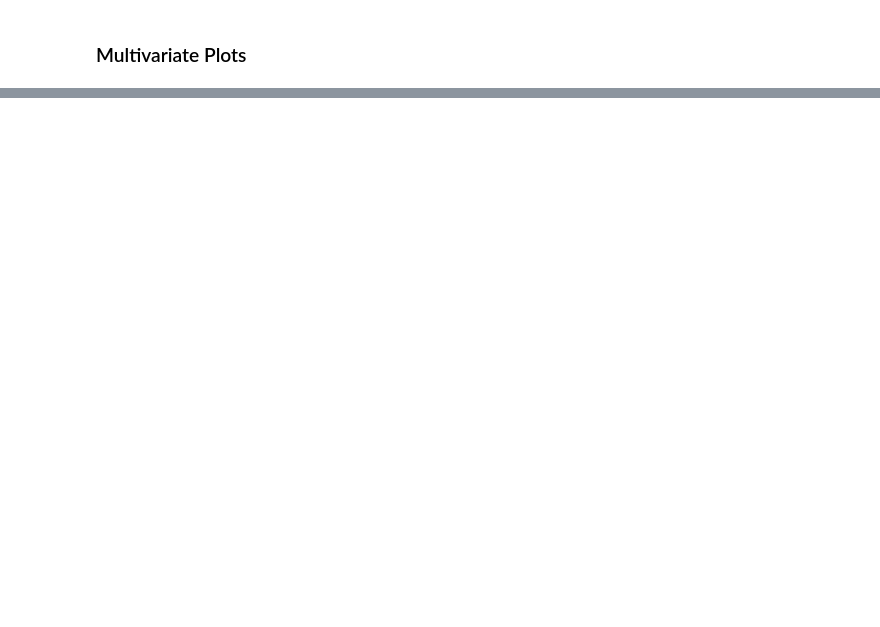
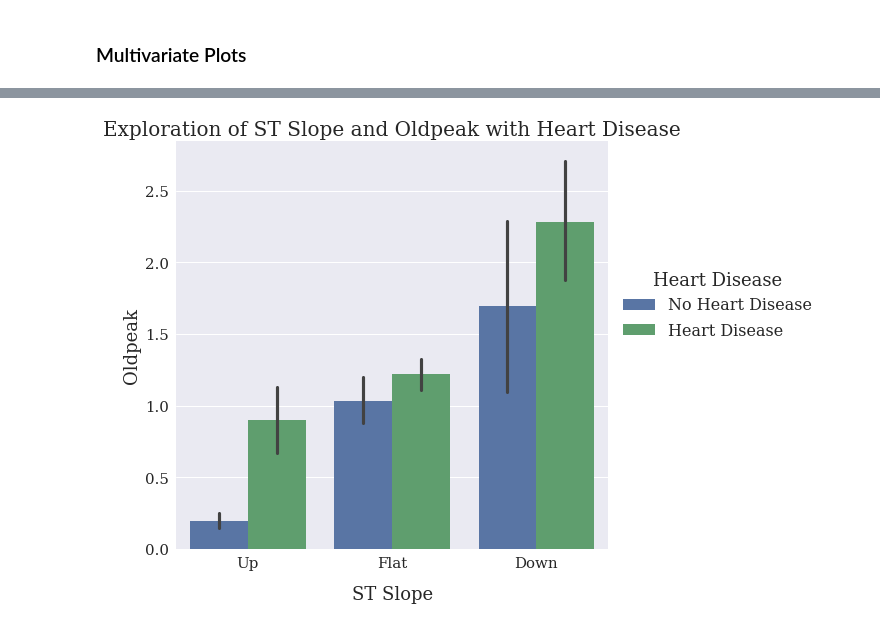
Before and after one commit to rvtovar/Heart_Disease, a Jupyter notebook: Heart_Disease.ipynb, the cells around one changed output, grey strips where cells are left out. Drawn from its saved outputs; the diff is of its cells as text; code cells hidden in the pictures; blank space fills up the shorter version.

```diff
--- a/Heart_Disease.ipynb
+++ b/Heart_Disease.ipynb
@@ -266,0 +289,13 @@ sns.countplot(data=heart_df, x="ChestPainType", hue='HeartDisease')
+# %%
+fig, ax = plt.subplots(figsize=(10,7))
+sns.barplot(data=heart_df, x='ST_Slope', y='Oldpeak', hue='HeartDisease', ax=ax)
+ax.set_xlabel("ST Slope", fontsize=18,labelpad=15)
+ax.set_ylabel("Oldpeak", fontsize=18)
+ax.set_title('Exploration of ST Slope and Oldpeak with Heart Disease', fontsize=20)
+ax.tick_params(axis = 'both', which = 'major', labelsize = 15)
+L = ax.legend(loc=(1.02, .5), fontsize=16, title="Heart Disease")
+L.get_texts()[0].set_text('No Heart Disease')
+L.get_texts()[1].set_text('Heart Disease')
+plt.tight_layout()
+# %% [output]
+[figure, added]
```
Also changed, not shown: parts of 6 cells of this notebook.
